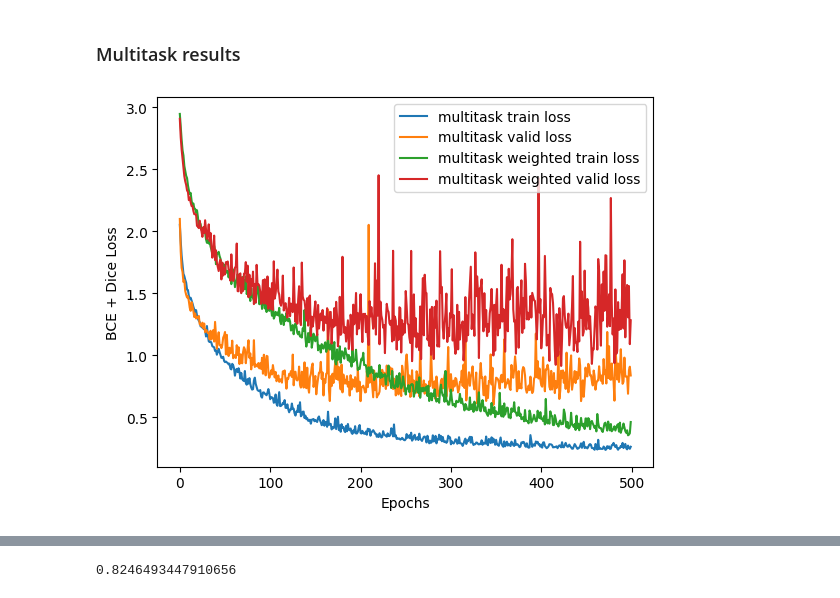
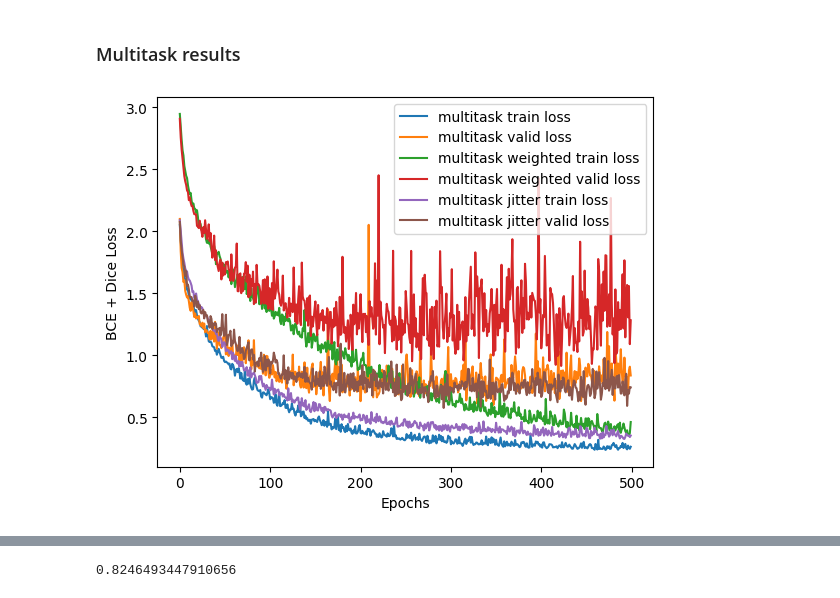
Before and after one commit to oliverjm1/mycetoma_segmentation, a Jupyter notebook: notebooks/plot_train_scores.ipynb, the cells around one changed output, grey strips where cells are left out. Cells and saved outputs as stored; diff of their text form; code cells hidden in the pictures.

```diff
--- a/notebooks/plot_train_scores.ipynb
+++ b/notebooks/plot_train_scores.ipynb
@@ -124,22 +124,27 @@ augmented_scores['val_losses'][476]
 # %%
 multitask1_scores = np.load('../train_stats/multitask_firstgo.npy', allow_pickle=True).item()
 multitask2_scores = np.load('../train_stats/multitask_weighted.npy', allow_pickle=True).item()
+multitask3_scores = np.load('../train_stats/multitask_jitter.npy', allow_pickle=True).item()
+multitask4_scores = np.load('../train_stats/multitask_jitter_high_lr.npy', allow_pickle=True).item()
 # %%
 # Plot losses
 plt.plot(multitask1_scores['train_losses'], label='multitask train loss')
 plt.plot(multitask1_scores['val_losses'], label='multitask valid loss')
 
 plt.plot(multitask2_scores['train_losses'], label='multitask weighted train loss')
 plt.plot(multitask2_scores['val_losses'], label='multitask weighted valid loss')
 
+plt.plot(multitask4_scores['train_losses'], label='multitask jitter train loss')
+plt.plot(multitask4_scores['val_losses'], label='multitask jitter valid loss')
+
 plt.legend()
 
 plt.xlabel('Epochs')
 plt.ylabel('BCE + Dice Loss')
 
 plt.show()
 # %% [output]
-[figure, old version]
+[figure, new version]
 # %%
 # Plot dice scores
 #plt.plot(baseline_scores['train_dice_scores'], label='baseline train dice')
```
Also changed, not shown: parts of 2 cells of this notebook.
